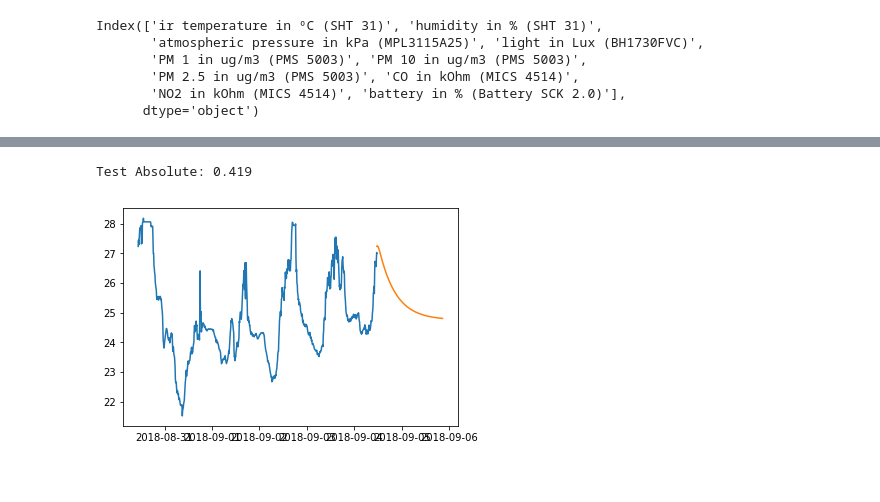
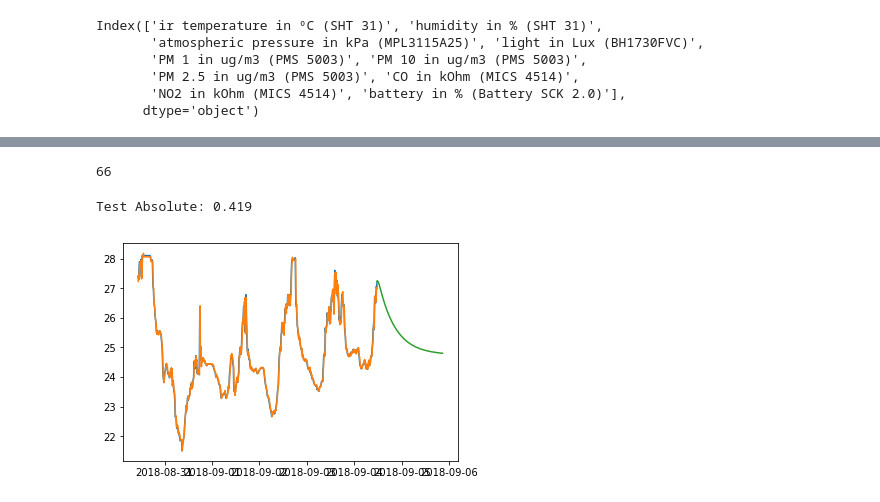
Before and after one commit to ConnectedPlacesCatapult/SharingCitiesDashboard, a Jupyter notebook: Analytics/notebooks/sharing-cities-predictions.ipynb, the cells around one changed output, grey strips where cells are left out. Drawn from its saved outputs; the diff is of its cells as text; code cells hidden in the pictures.

```diff
--- a/Analytics/notebooks/sharing-cities-predictions.ipynb
+++ b/Analytics/notebooks/sharing-cities-predictions.ipynb
@@ -356,0 +483,15 @@ Index(['ir temperature in ºC (SHT 31)', 'humidity in % (SHT 31)',
+# %%
+column = 'pd_occupied'
+# dataset = load_csv_data(f.path, 'timestamp')
+# print(dataset.columns)
+# cleaned = clean_dataset(dataset, column, 4)
+
+
+dataset = pd.read_sql_query('select * from "carpark"',con=engine, parse_dates=['current_at'])
+dataset = dataset.set_index('current_at')
+dataset = dataset.apply(pd.to_numeric, errors='coerce', axis=0)
+dataset.drop_duplicates(inplace = True)
+dataset.sort_index(inplace=True)
+dataset = dataset[dataset.location_id==1]
+cleaned = dataset
+plt.plot(cleaned[column])
@@ -446,11 +693,15 @@ Wall time: 4.47 s
+# %%
+np.arange(1,360, 5)[np.argmin(errors)]
+# %% [output]
+66
 # %%
-from statsmodels.tsa.ar_model import AR
+from statsmodels.tsa.arima_model import AR
 
 y = cleaned[column].values
 X = cleaned[column].index
 model = AR(y)
 model_fit = model.fit(maxlag=6, disp=False)
-window = model_fit.k_ar
+# window = model_fit.k_ar
 coef = model_fit.params
 # walk forward over time steps in test
 history = [y[i] for i in range(len(y))]
@@ -461,31 +712,32 @@ def predict(coef, history):
     yhat = coef[0]
     for i in range(1, len(coef)):
         yhat += coef[i] * history[-i]
     return yhat
 
 for t in range(len(y)):
     yhat = predict(coef, history)
     obs = y[t]
     predictions.append(yhat)
     history.append(obs)
 
 error = mean_absolute_percentage_error(y, predictions)
 print('Test Absolute: %.3f' % error)
 
 X_new = pd.date_range(cleaned[column].index[-1], periods=200, freq=cleaned[column].index.freq)
 
+plt.plot(cleaned[column])
 plt.plot(X,predictions)
 plt.plot(X_new.values,model_fit.predict(start = cleaned.shape[0], end = cleaned.shape[0]+199))
 
 # plt.plot( model_fit.predict(start = cleaned.shape[0], end = cleaned.shape[0]+11))
 def plotAR(series):
     """
         series - dataset with timeseries
         plot_intervals - show confidence intervals
     """
     plt.figure(figsize=(20, 10))
     plt.plot(model.result, label = "Model")
     plt.plot(series.values, label = "Actual")
 # %% [output]
 Test Absolute: 0.419
-[figure, old version]
+[figure, new version]
```
Also changed, not shown: parts of 15 cells of this notebook.
